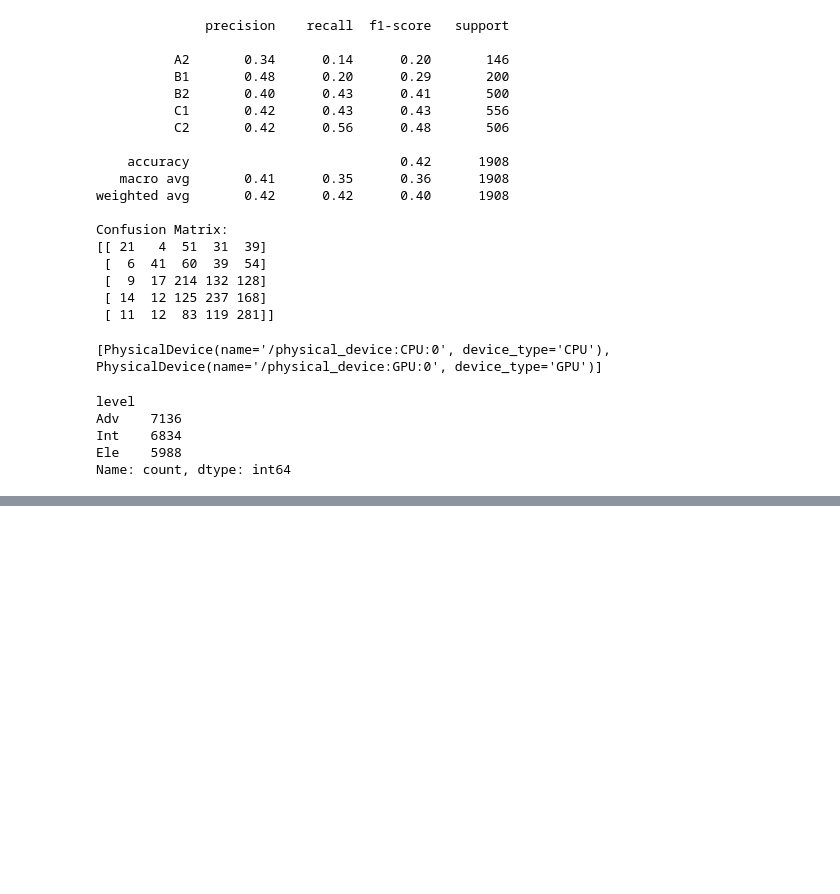
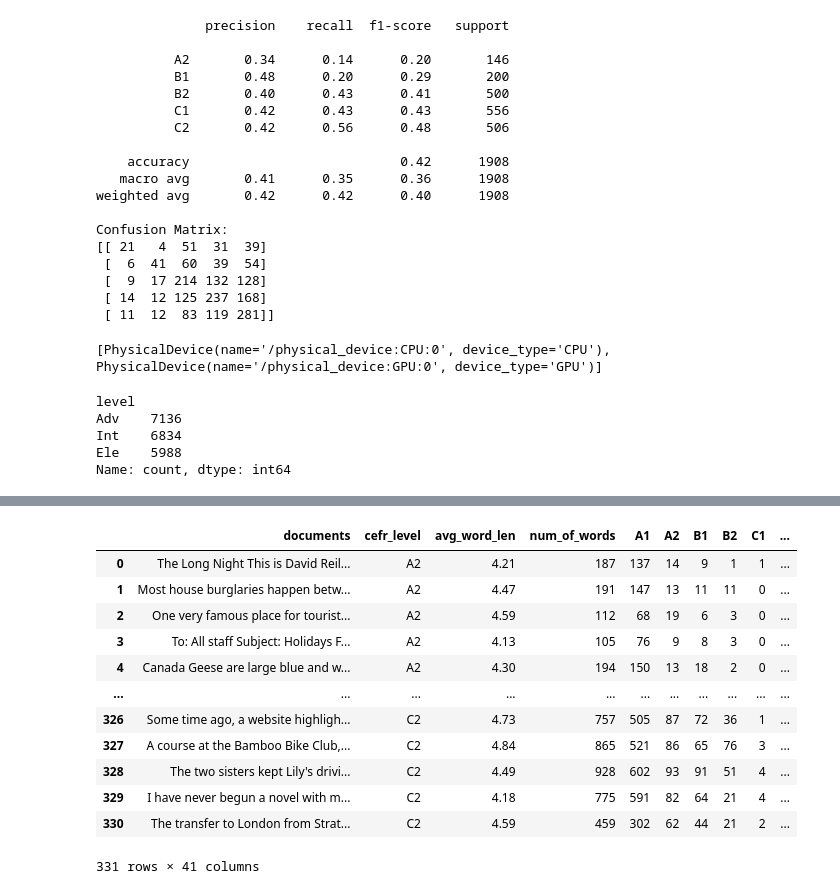
Before and after one commit to AKHILESH200/PersonifiedScriptWriter, a Jupyter notebook: phase-1-cerf/1.ipynb, the cells around one changed output, grey strips where cells are left out. Saved outputs shown, nothing was run; the diff lists cells and outputs as text; code cells hidden in the pictures; blank space fills up the shorter version.

```diff
--- a/phase-1-cerf/1.ipynb
+++ b/phase-1-cerf/1.ipynb
@@ -318,0 +484,16 @@ Name: count, dtype: int64
+# %%
+cefr_df
+# %% [output]
+|  | documents | cefr_level | avg_word_len | num_of_words | A1 | A2 | B1 | B2 | C1 | ... |
+| 0 | The Long Night This is David Reil... | A2 | 4.21 | 187 | 137 | 14 | 9 | 1 | 1 | ... |
+| 1 | Most house burglaries happen betw... | A2 | 4.47 | 191 | 147 | 13 | 11 | 11 | 0 | ... |
+| 2 | One very famous place for tourist... | A2 | 4.59 | 112 | 68 | 19 | 6 | 3 | 0 | ... |
+| 3 | To: All staff Subject: Holidays F... | A2 | 4.13 | 105 | 76 | 9 | 8 | 3 | 0 | ... |
+| 4 | Canada Geese are large blue and w... | A2 | 4.30 | 194 | 150 | 13 | 18 | 2 | 0 | ... |
+| ... | ... | ... | ... | ... | ... | ... | ... | ... | ... | ... |
+| 326 | Some time ago, a website highligh... | C2 | 4.73 | 757 | 505 | 87 | 72 | 36 | 1 | ... |
+| 327 | A course at the Bamboo Bike Club,... | C2 | 4.84 | 865 | 521 | 86 | 65 | 76 | 3 | ... |
+| 328 | The two sisters kept Lily's drivi... | C2 | 4.49 | 928 | 602 | 93 | 91 | 51 | 4 | ... |
+| 329 | I have never begun a novel with m... | C2 | 4.18 | 775 | 591 | 82 | 64 | 21 | 4 | ... |
+| 330 | The transfer to London from Strat... | C2 | 4.59 | 459 | 302 | 62 | 44 | 21 | 2 | ... |
+331 rows × 41 columns
```
Also changed, not shown: parts of 19 cells of this notebook, 9 other files.
